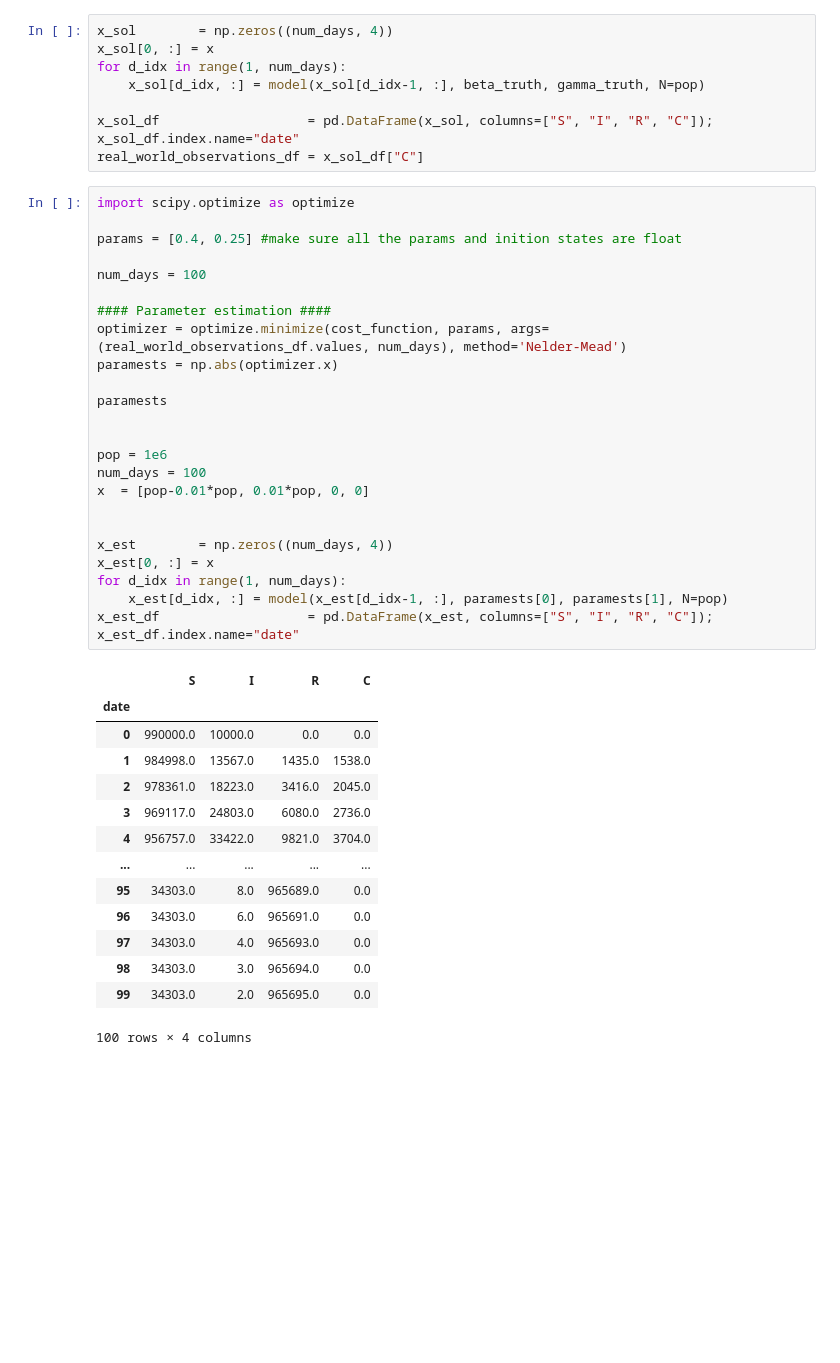
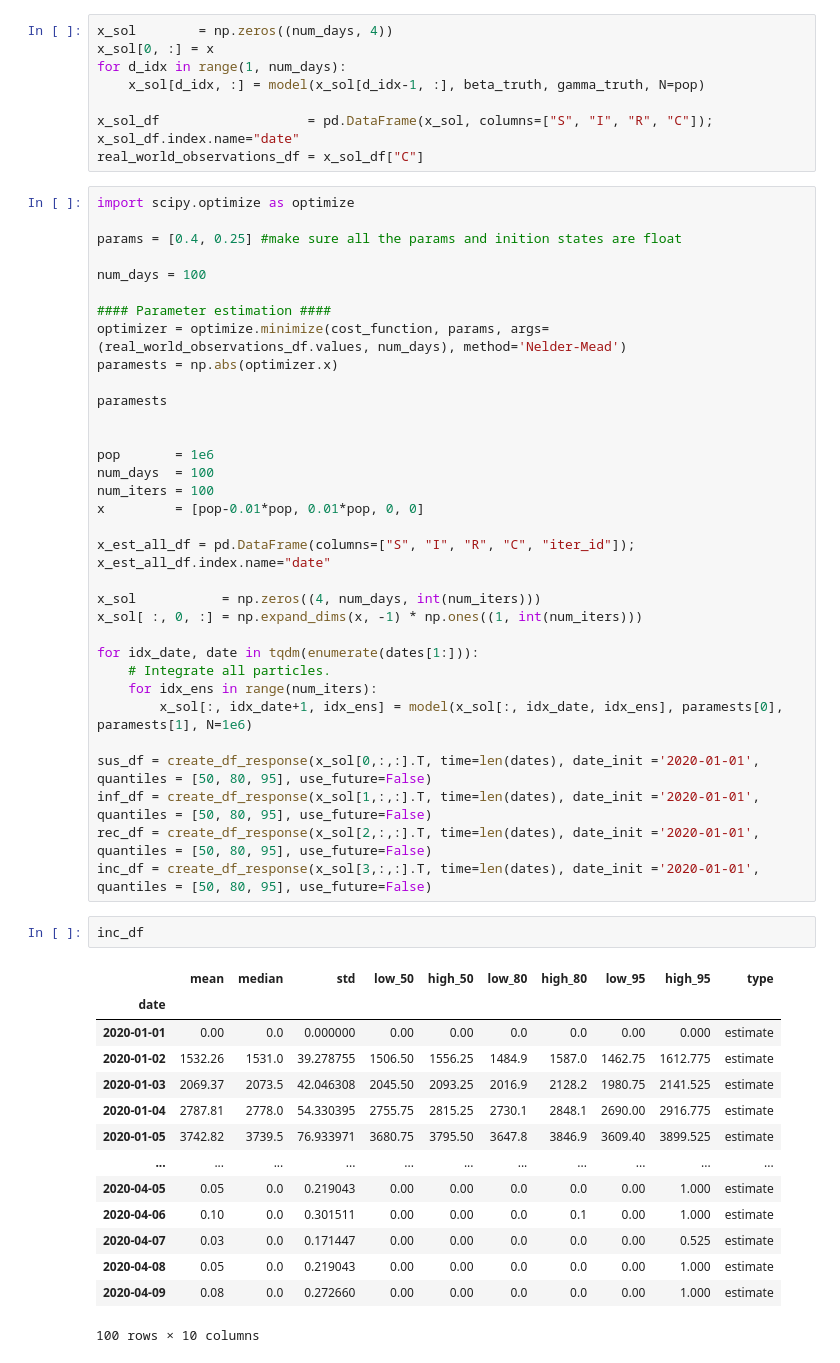
Before and after one commit to ChaosDonkey06/ID_Modeling, a Jupyter notebook: POMP_INFERENCE/SIR_OLMs.ipynb, the cells around one changed output. Drawn from its saved outputs; the diff is of its cells as text; blank space fills up the shorter version.

```diff
--- a/POMP_INFERENCE/SIR_OLMs.ipynb
+++ b/POMP_INFERENCE/SIR_OLMs.ipynb
@@ -173,30 +173,41 @@ paramests = np.abs(optimizer.x)
 paramests
 
 
-pop = 1e6
-num_days = 100
-x  = [pop-0.01*pop, 0.01*pop, 0, 0]
+pop       = 1e6
+num_days  = 100
+num_iters = 100
+x         = [pop-0.01*pop, 0.01*pop, 0, 0]
 
+x_est_all_df = pd.DataFrame(columns=["S", "I", "R", "C", "iter_id"]); x_est_all_df.index.name="date"
 
-x_est        = np.zeros((num_days, 4))
-x_est[0, :] = x
-for d_idx in range(1, num_days):
-    x_est[d_idx, :] = model(x_est[d_idx-1, :], paramests[0], paramests[1], N=pop)
-x_est_df                   = pd.DataFrame(x_est, columns=["S", "I", "R", "C"]); x_est_df.index.name="date"
+x_sol           = np.zeros((4, num_days, int(num_iters)))
+x_sol[ :, 0, :] = np.expand_dims(x, -1) * np.ones((1, int(num_iters)))
+
+for idx_date, date in tqdm(enumerate(dates[1:])):
+    # Integrate all particles.
+    for idx_ens in range(num_iters):
+        x_sol[:, idx_date+1, idx_ens] = model(x_sol[:, idx_date, idx_ens], paramests[0], paramests[1], N=1e6)
+
+sus_df = create_df_response(x_sol[0,:,:].T, time=len(dates), date_init ='2020-01-01',  quantiles = [50, 80, 95], use_future=False)
+inf_df = create_df_response(x_sol[1,:,:].T, time=len(dates), date_init ='2020-01-01',  quantiles = [50, 80, 95], use_future=False)
+rec_df = create_df_response(x_sol[2,:,:].T, time=len(dates), date_init ='2020-01-01',  quantiles = [50, 80, 95], use_future=False)
+inc_df = create_df_response(x_sol[3,:,:].T, time=len(dates), date_init ='2020-01-01',  quantiles = [50, 80, 95], use_future=False)
-# %% [output]
-|  | S | I | R | C |
-| date |  |  |  |  |
-| 0 | 990000.0 | 10000.0 | 0.0 | 0.0 |
-| 1 | 984998.0 | 13567.0 | 1435.0 | 1538.0 |
-| 2 | 978361.0 | 18223.0 | 3416.0 | 2045.0 |
-| 3 | 969117.0 | 24803.0 | 6080.0 | 2736.0 |
-| 4 | 956757.0 | 33422.0 | 9821.0 | 3704.0 |
-| ... | ... | ... | ... | ... |
-| 95 | 34303.0 | 8.0 | 965689.0 | 0.0 |
-| 96 | 34303.0 | 6.0 | 965691.0 | 0.0 |
-| 97 | 34303.0 | 4.0 | 965693.0 | 0.0 |
-| 98 | 34303.0 | 3.0 | 965694.0 | 0.0 |
-| 99 | 34303.0 | 2.0 | 965695.0 | 0.0 |
-100 rows × 4 columns
+# %%
+inc_df
+# %% [output]
+|  | mean | median | std | low_50 | high_50 | low_80 | high_80 | low_95 | high_95 | type |
+| date |  |  |  |  |  |  |  |  |  |  |
+| 2020-01-01 | 0.00 | 0.0 | 0.000000 | 0.00 | 0.00 | 0.0 | 0.0 | 0.00 | 0.000 | estimate |
+| 2020-01-02 | 1532.26 | 1531.0 | 39.278755 | 1506.50 | 1556.25 | 1484.9 | 1587.0 | 1462.75 | 1612.775 | estimate |
+| 2020-01-03 | 2069.37 | 2073.5 | 42.046308 | 2045.50 | 2093.25 | 2016.9 | 2128.2 | 1980.75 | 2141.525 | estimate |
+| 2020-01-04 | 2787.81 | 2778.0 | 54.330395 | 2755.75 | 2815.25 | 2730.1 | 2848.1 | 2690.00 | 2916.775 | estimate |
+| 2020-01-05 | 3742.82 | 3739.5 | 76.933971 | 3680.75 | 3795.50 | 3647.8 | 3846.9 | 3609.40 | 3899.525 | estimate |
+| ... | ... | ... | ... | ... | ... | ... | ... | ... | ... | ... |
+| 2020-04-05 | 0.05 | 0.0 | 0.219043 | 0.00 | 0.00 | 0.0 | 0.0 | 0.00 | 1.000 | estimate |
+| 2020-04-06 | 0.10 | 0.0 | 0.301511 | 0.00 | 0.00 | 0.0 | 0.1 | 0.00 | 1.000 | estimate |
+| 2020-04-07 | 0.03 | 0.0 | 0.171447 | 0.00 | 0.00 | 0.0 | 0.0 | 0.00 | 0.525 | estimate |
+| 2020-04-08 | 0.05 | 0.0 | 0.219043 | 0.00 | 0.00 | 0.0 | 0.0 | 0.00 | 1.000 | estimate |
+| 2020-04-09 | 0.08 | 0.0 | 0.272660 | 0.00 | 0.00 | 0.0 | 0.0 | 0.00 | 1.000 | estimate |
+100 rows × 10 columns
 # %%
 fig, ax = plt.subplots(1, 1, figsize=(15.5, 7.2))
```
Also changed, not shown: parts of 1 cell of this notebook.
